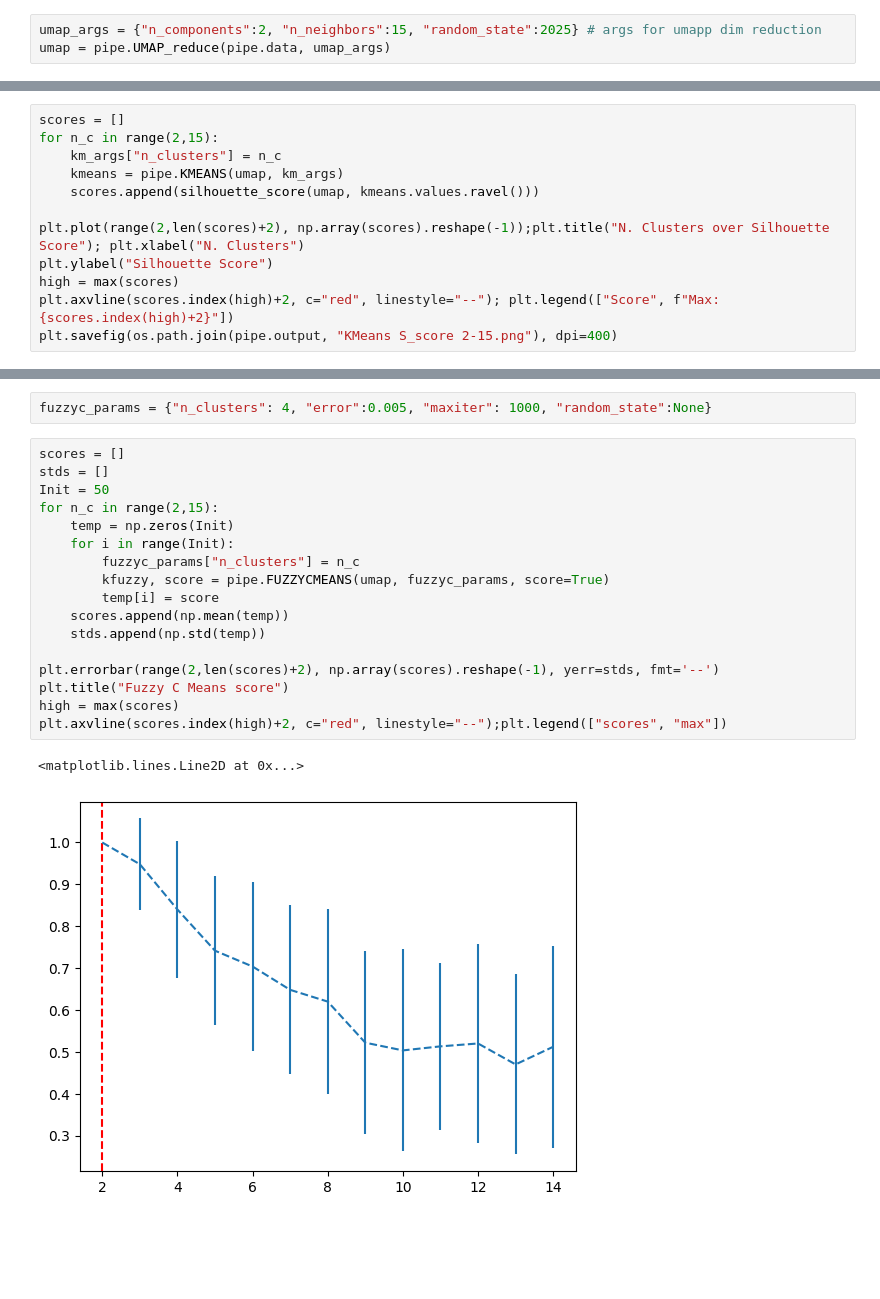
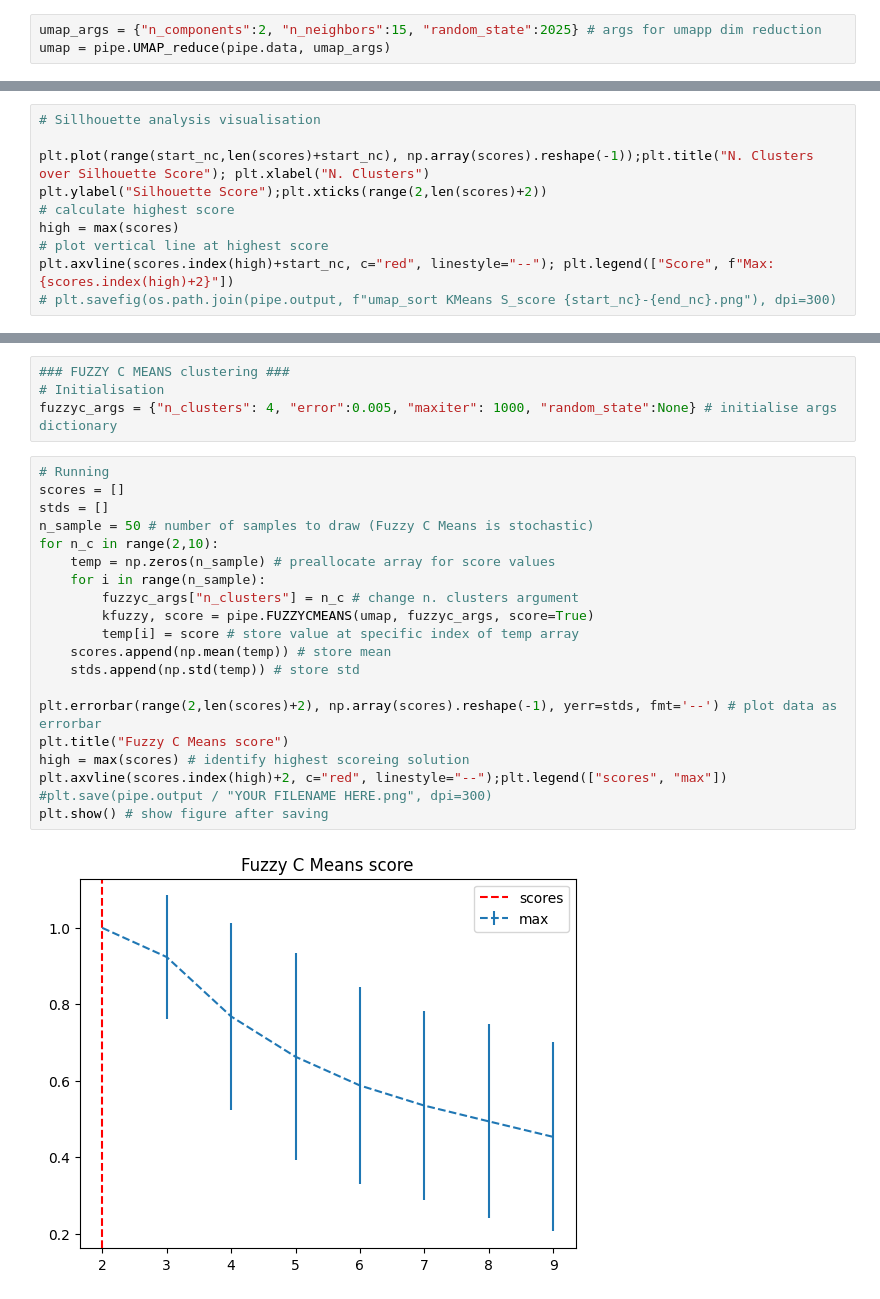
Before and after one commit to Felix-Noble/word-embeddings-analysis-tutorial-pipeline, a Jupyter notebook: Analysis.ipynb, the cells around one changed output, grey strips where cells are left out. Cells and saved outputs as stored; diff of their text form; blank space fills up the shorter version.

```diff
--- a/Analysis.ipynb
+++ b/Analysis.ipynb
@@ -48,13 +81,11 @@ from sklearn.metrics import silhouette_score
 # %%
-scores = []
-for n_c in range(2,15):
-    km_args["n_clusters"] = n_c
-    kmeans = pipe.KMEANS(umap, km_args)
-    scores.append(silhouette_score(umap, kmeans.values.ravel()))
+# Sillhouette analysis visualisation
 
-plt.plot(range(2,len(scores)+2), np.array(scores).reshape(-1));plt.title("N. Clusters over Silhouette Score"); plt.xlabel("N. Clusters")
-plt.ylabel("Silhouette Score")
+plt.plot(range(start_nc,len(scores)+start_nc), np.array(scores).reshape(-1));plt.title("N. Clusters over Silhouette Score"); plt.xlabel("N. Clusters")
+plt.ylabel("Silhouette Score");plt.xticks(range(2,len(scores)+2))
+# calculate highest score
 high = max(scores)
-plt.axvline(scores.index(high)+2, c="red", linestyle="--"); plt.legend(["Score", f"Max: {scores.index(high)+2}"])
-plt.savefig(os.path.join(pipe.output, "KMeans S_score 2-15.png"), dpi=400)
+# plot vertical line at highest score
+plt.axvline(scores.index(high)+start_nc, c="red", linestyle="--"); plt.legend(["Score", f"Max: {scores.index(high)+2}"])
+# plt.savefig(os.path.join(pipe.output, f"umap_sort KMeans S_score {start_nc}-{end_nc}.png"), dpi=300)
 # %% [output]
@@ -80,22 +137,26 @@ DataFrame of shape (1430, 1) saved to C: ... \\KMeans 11.csv
 # %%
-fuzzyc_params = {"n_clusters": 4, "error":0.005, "maxiter": 1000, "random_state":None}
+### FUZZY C MEANS clustering ###
+# Initialisation
+fuzzyc_args = {"n_clusters": 4, "error":0.005, "maxiter": 1000, "random_state":None} # initialise args dictionary
 # %%
+# Running
 scores = []
 stds = []
-Init = 50
-for n_c in range(2,15):
-    temp = np.zeros(Init)
-    for i in range(Init):
-        fuzzyc_params["n_clusters"] = n_c
-        kfuzzy, score = pipe.FUZZYCMEANS(umap, fuzzyc_params, score=True)
-        temp[i] = score
-    scores.append(np.mean(temp))
-    stds.append(np.std(temp))
+n_sample = 50 # number of samples to draw (Fuzzy C Means is stochastic)
+for n_c in range(2,10):
+    temp = np.zeros(n_sample) # preallocate array for score values
+    for i in range(n_sample):
+        fuzzyc_args["n_clusters"] = n_c # change n. clusters argument
+        kfuzzy, score = pipe.FUZZYCMEANS(umap, fuzzyc_args, score=True)
+        temp[i] = score # store value at specific index of temp array
+    scores.append(np.mean(temp)) # store mean
+    stds.append(np.std(temp)) # store std
 
-plt.errorbar(range(2,len(scores)+2), np.array(scores).reshape(-1), yerr=stds, fmt='--')
+plt.errorbar(range(2,len(scores)+2), np.array(scores).reshape(-1), yerr=stds, fmt='--') # plot data as errorbar
 plt.title("Fuzzy C Means score")
-high = max(scores)
+high = max(scores) # identify highest scoreing solution
 plt.axvline(scores.index(high)+2, c="red", linestyle="--");plt.legend(["scores", "max"])
+#plt.save(pipe.output / "YOUR FILENAME HERE.png", dpi=300)
+plt.show() # show figure after saving
 # %% [output]
-<matplotlib.lines.Line2D at 0x...>
-[figure, old version]
+[figure, new version]
```
Also changed, not shown: parts of 23 cells of this notebook.
